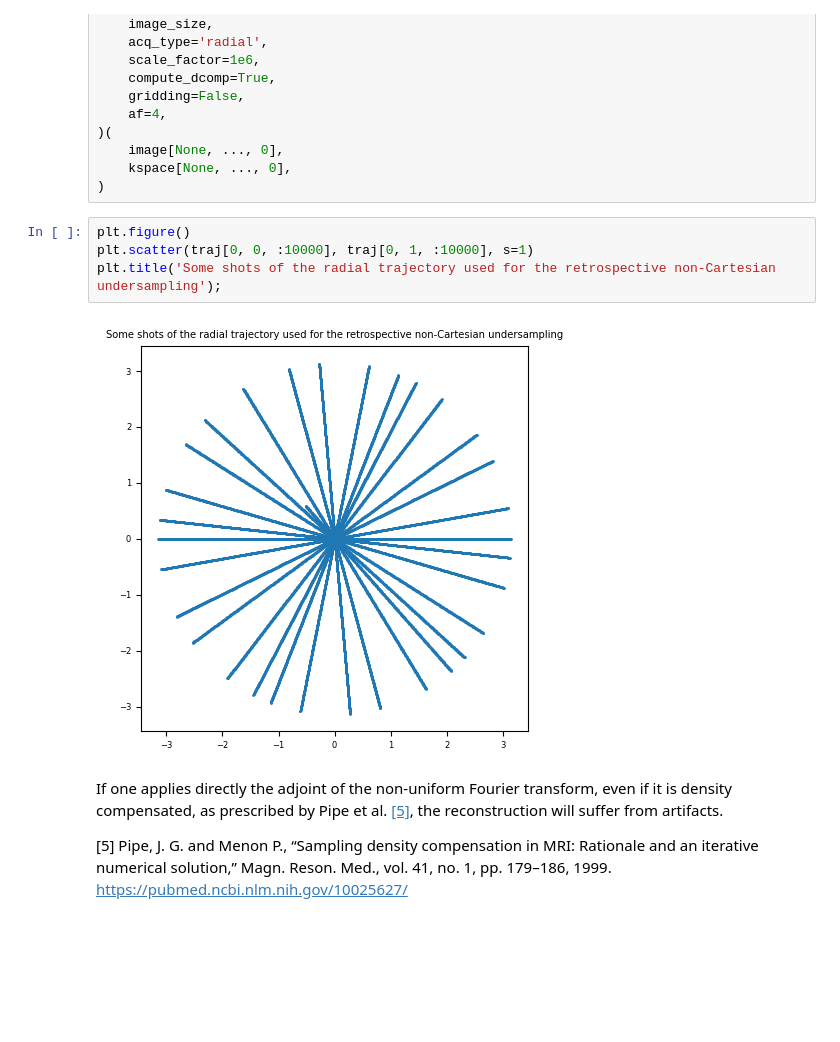
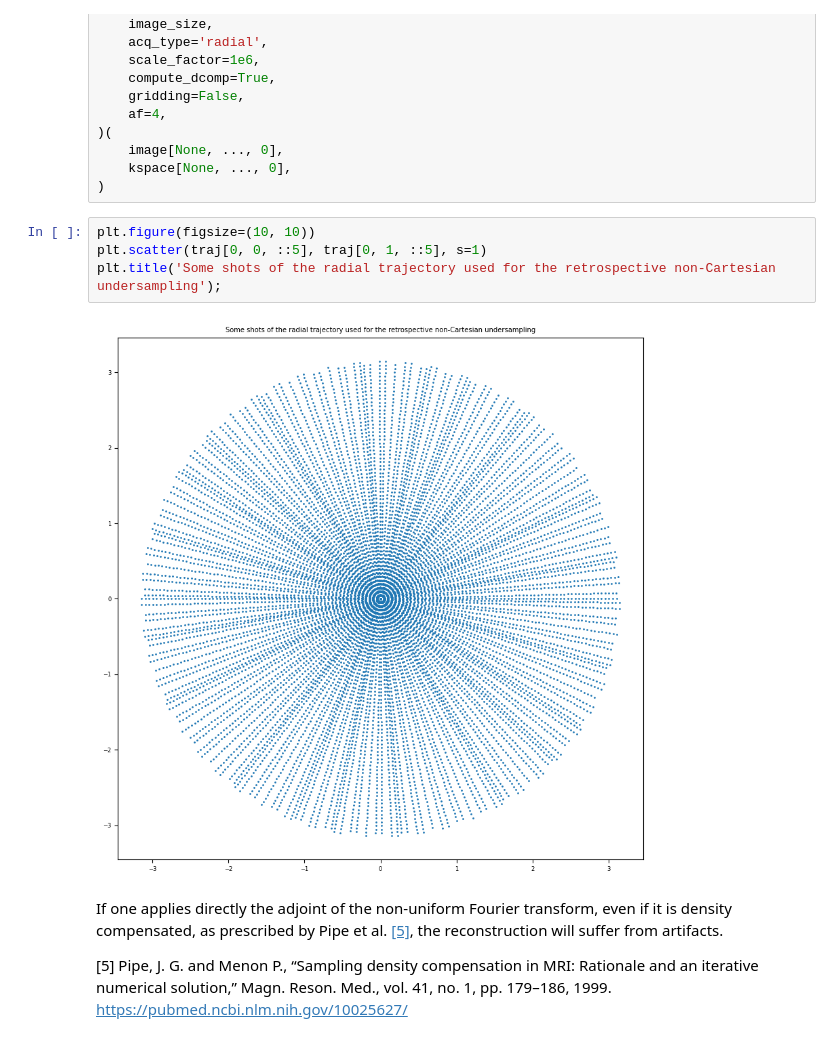
Before and after one commit to chaithyagr/mri_recon_collab, a Jupyter notebook: non_cartesian_reconstruction.ipynb, the cells around one changed output. Cells and saved outputs as stored; diff of their text form; blank space fills up the shorter version.

```diff
--- a/non_cartesian_reconstruction.ipynb
+++ b/non_cartesian_reconstruction.ipynb
@@ -96,11 +96,11 @@ nufft_ob = KbNufftModule(
     kspace[None, ..., 0],
 )
 # %%
-plt.figure()
-plt.scatter(traj[0, 0, :10000], traj[0, 1, :10000], s=1)
+plt.figure(figsize=(10, 10))
+plt.scatter(traj[0, 0, ::5], traj[0, 1, ::5], s=1)
 plt.title('Some shots of the radial trajectory used for the retrospective non-Cartesian undersampling');
 # %% [output]
-[figure, old version]
+[figure, new version]
 # %% [markdown]
 If one applies directly the adjoint of the non-uniform Fourier transform, even if it is density compensated, as prescribed by Pipe et al. [[5]](#ref5), the reconstruction will suffer from artifacts.
 
```
Also changed, not shown: parts of 11 cells of this notebook.
